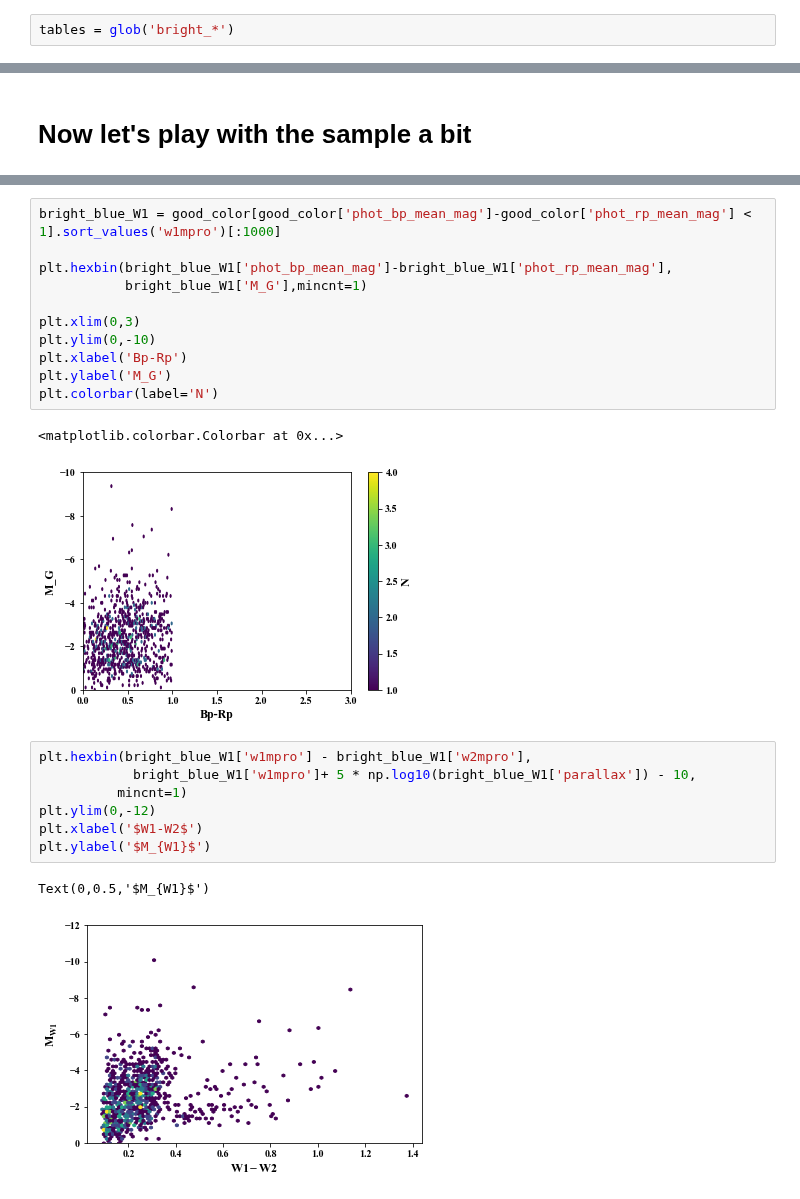
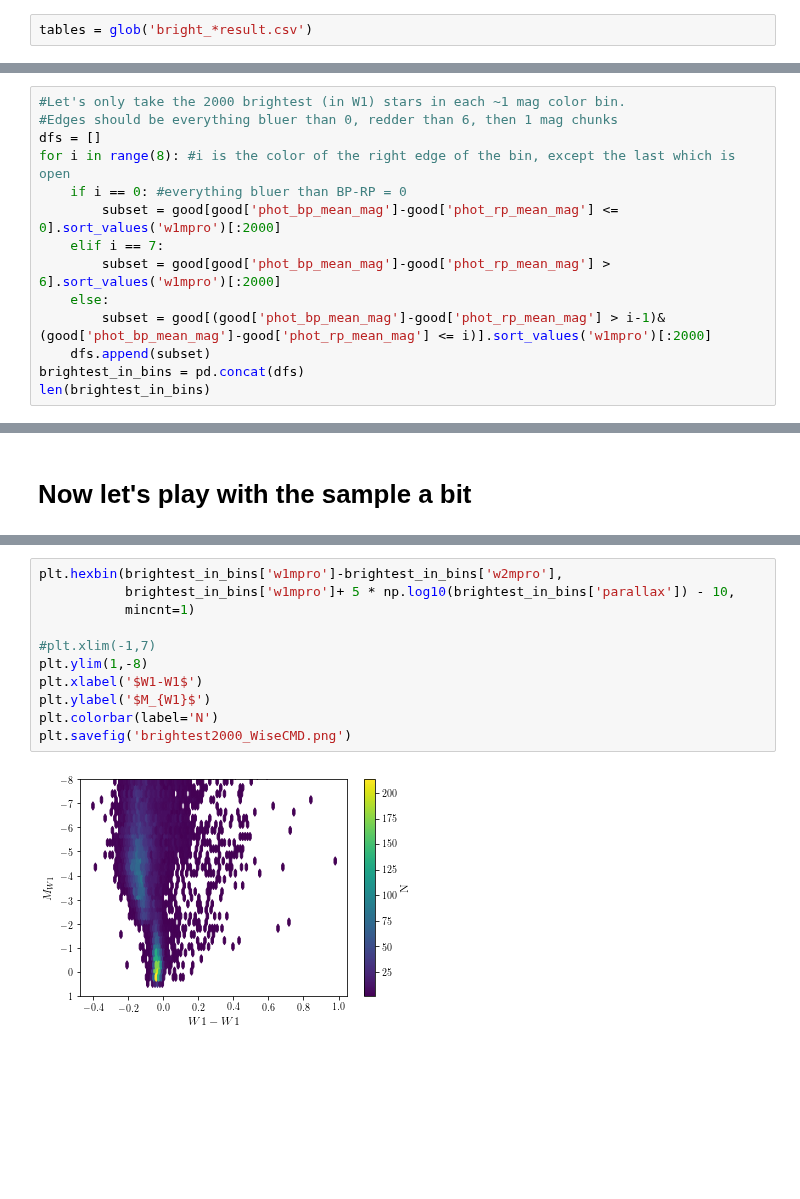
Before and after one commit to tzdwi/GaiaSprintMassive, a Jupyter notebook: data/bright_sample/sample.ipynb, the cells around one changed output, grey strips where cells are left out. Drawn from its saved outputs; the diff is of its cells as text; blank space fills up the shorter version.

Commit message:
new sample: brightest 2000 WISE stars in 1-mag wide color bins

````diff
--- a/data/bright_sample/sample.ipynb
+++ b/data/bright_sample/sample.ipynb
@@ -18,4 +18,4 @@ AND gaia.l < 60
 AND wise.w1mpro < 14
 ```
 # %%
-tables = glob('bright_*')
+tables = glob('bright_*result.csv')
@@ -127,0 +132,14 @@ len(good_color)
+# %%
+#Let's only take the 2000 brightest (in W1) stars in each ~1 mag color bin.
+#Edges should be everything bluer than 0, redder than 6, then 1 mag chunks
+dfs = []
+for i in range(8): #i is the color of the right edge of the bin, except the last which is open
+    if i == 0: #everything bluer than BP-RP = 0
+        subset = good[good['phot_bp_mean_mag']-good['phot_rp_mean_mag'] <= 0].sort_values('w1mpro')[:2000]
+    elif i == 7:
+        subset = good[good['phot_bp_mean_mag']-good['phot_rp_mean_mag'] > 6].sort_values('w1mpro')[:2000]
+    else:
+        subset = good[(good['phot_bp_mean_mag']-good['phot_rp_mean_mag'] > i-1)&(good['phot_bp_mean_mag']-good['phot_rp_mean_mag'] <= i)].sort_values('w1mpro')[:2000]
+    dfs.append(subset)
+brightest_in_bins = pd.concat(dfs)
+len(brightest_in_bins)
@@ -187,24 +213,13 @@ plt.savefig('clean_CMD_AG.png')
-# %%
-bright_blue_W1 = good_color[good_color['phot_bp_mean_mag']-good_color['phot_rp_mean_mag'] < 1].sort_values('w1mpro')[:1000]
-
-plt.hexbin(bright_blue_W1['phot_bp_mean_mag']-bright_blue_W1['phot_rp_mean_mag'],
-           bright_blue_W1['M_G'],mincnt=1)
-
-plt.xlim(0,3)
-plt.ylim(0,-10)
-plt.xlabel('Bp-Rp')
-plt.ylabel('M_G')
-plt.colorbar(label='N')
-# %% [output]
-<matplotlib.colorbar.Colorbar at 0x...>
-[figure, removed]
 # %%
-plt.hexbin(bright_blue_W1['w1mpro'] - bright_blue_W1['w2mpro'],
-            bright_blue_W1['w1mpro']+ 5 * np.log10(bright_blue_W1['parallax']) - 10,
-          mincnt=1)
-plt.ylim(0,-12)
-plt.xlabel('$W1-W2$')
+plt.hexbin(brightest_in_bins['w1mpro']-brightest_in_bins['w2mpro'],
+           brightest_in_bins['w1mpro']+ 5 * np.log10(brightest_in_bins['parallax']) - 10,
+           mincnt=1)
+
+#plt.xlim(-1,7)
+plt.ylim(1,-8)
+plt.xlabel('$W1-W1$')
 plt.ylabel('$M_{W1}$')
+plt.colorbar(label='N')
+plt.savefig('brightest2000_WiseCMD.png')
 # %% [output]
-Text(0,0.5,'$M_{W1}$')
-[figure, old version]
+[figure, new version]
````
Also changed, not shown: parts of 17 cells of this notebook, 5 other files.
